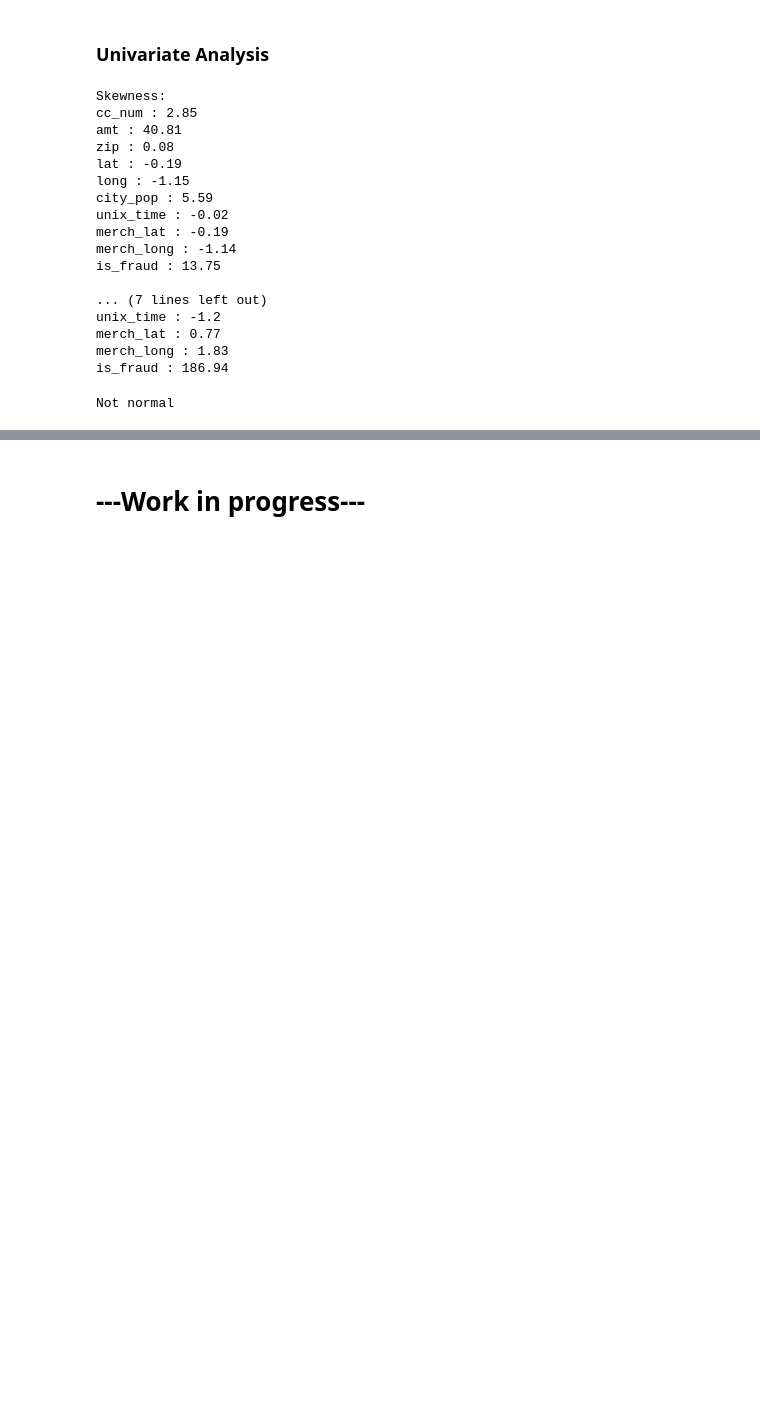
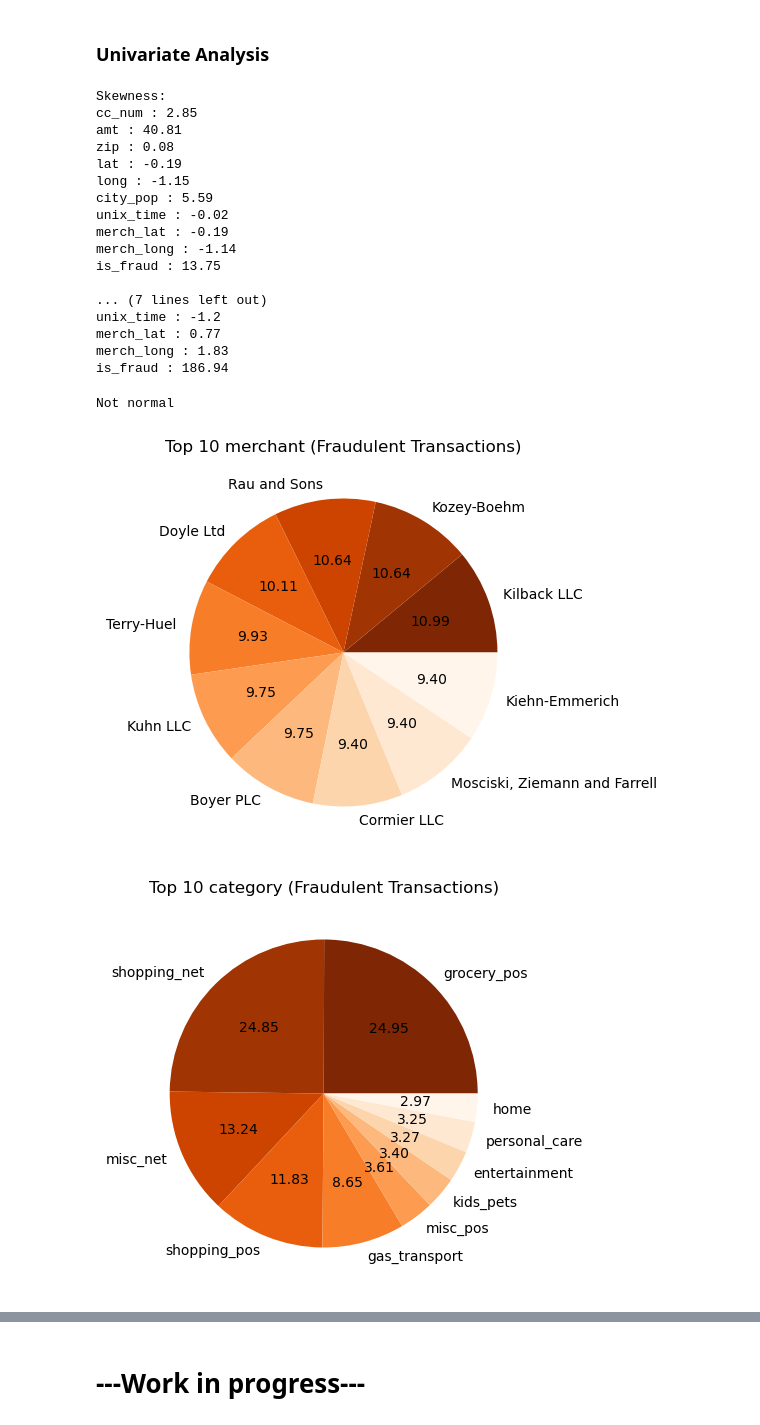
Before and after one commit to 0xsquawk/fraud-detection, a Jupyter notebook: fraud_analytics.ipynb, the cells around one changed output, grey strips where cells are left out. Cells and saved outputs as stored; diff of their text form; code cells hidden in the pictures; blank space fills up the shorter version.

Commit message:
plot pie chart

```diff
--- a/fraud_analytics.ipynb
+++ b/fraud_analytics.ipynb
@@ -171,3 +161,19 @@ stat, p = stats.shapiro(df[col].dropna().sample(min(5000, len(df))))
 print('Normal' if p > 0.05 else 'Not normal')
 # %% [output]
 Not normal
+# %%
+# Plotting ordinal categorical columns by fraudulent transactions (is_fraud = 1)
+ord_cols = ['merchant', 'category', 'gender', 'city', 'state', 'job']
+for col in ord_cols:
+    plt.figure(figsize=(6, 5))
+    (df.query("is_fraud == 1")[col].value_counts(normalize=True)*100).head(10).plot(
+        kind='pie',
+        autopct='%.2f',
+        colormap='Oranges_r',
+        title=f'Top 10 {col} (Fraudulent Transactions)'
+    )
+    plt.ylabel('')
+    plt.show()
+# %% [output]
+[figure, added]
+[figure, added]
```
Also changed, not shown: parts of 6 cells of this notebook.
